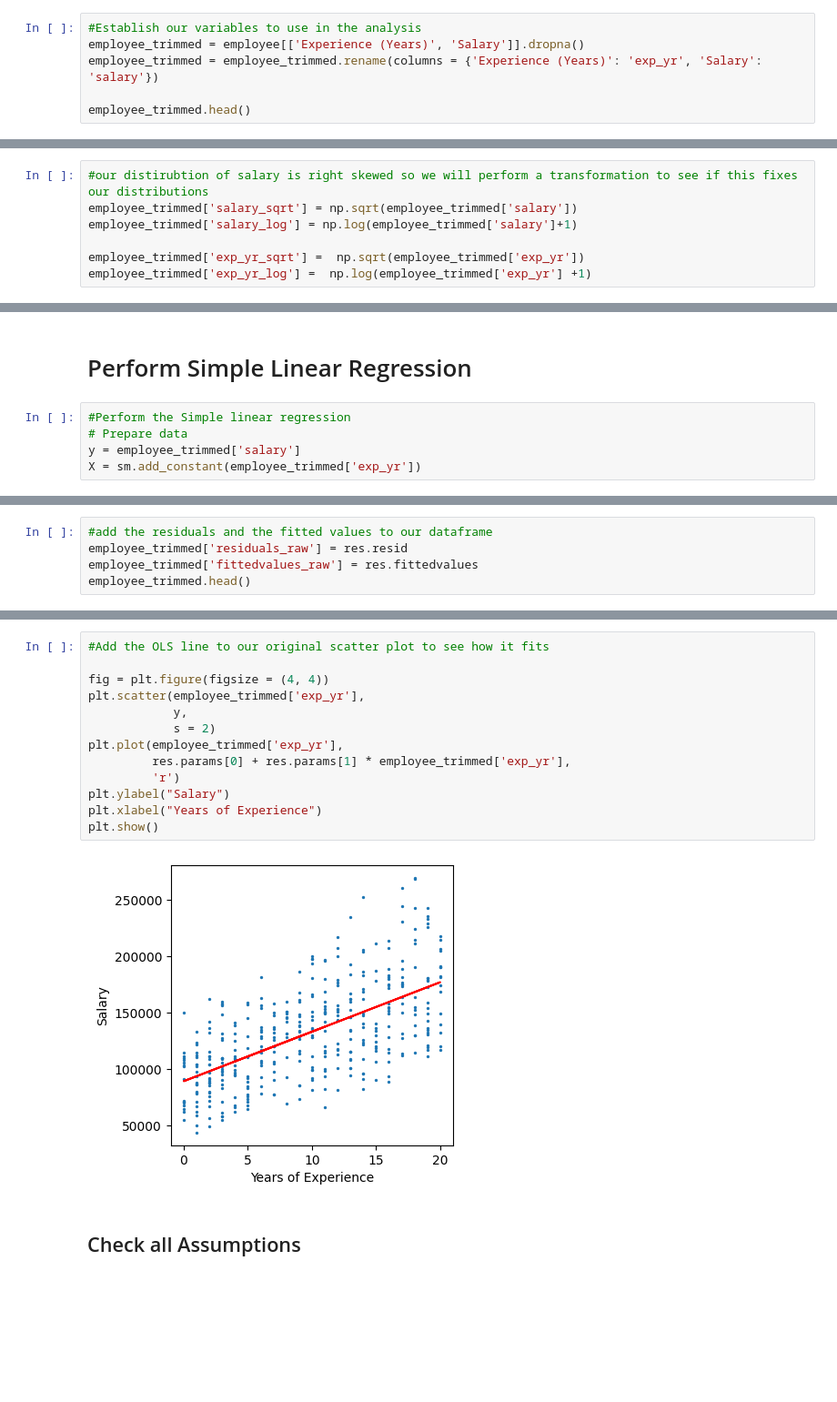
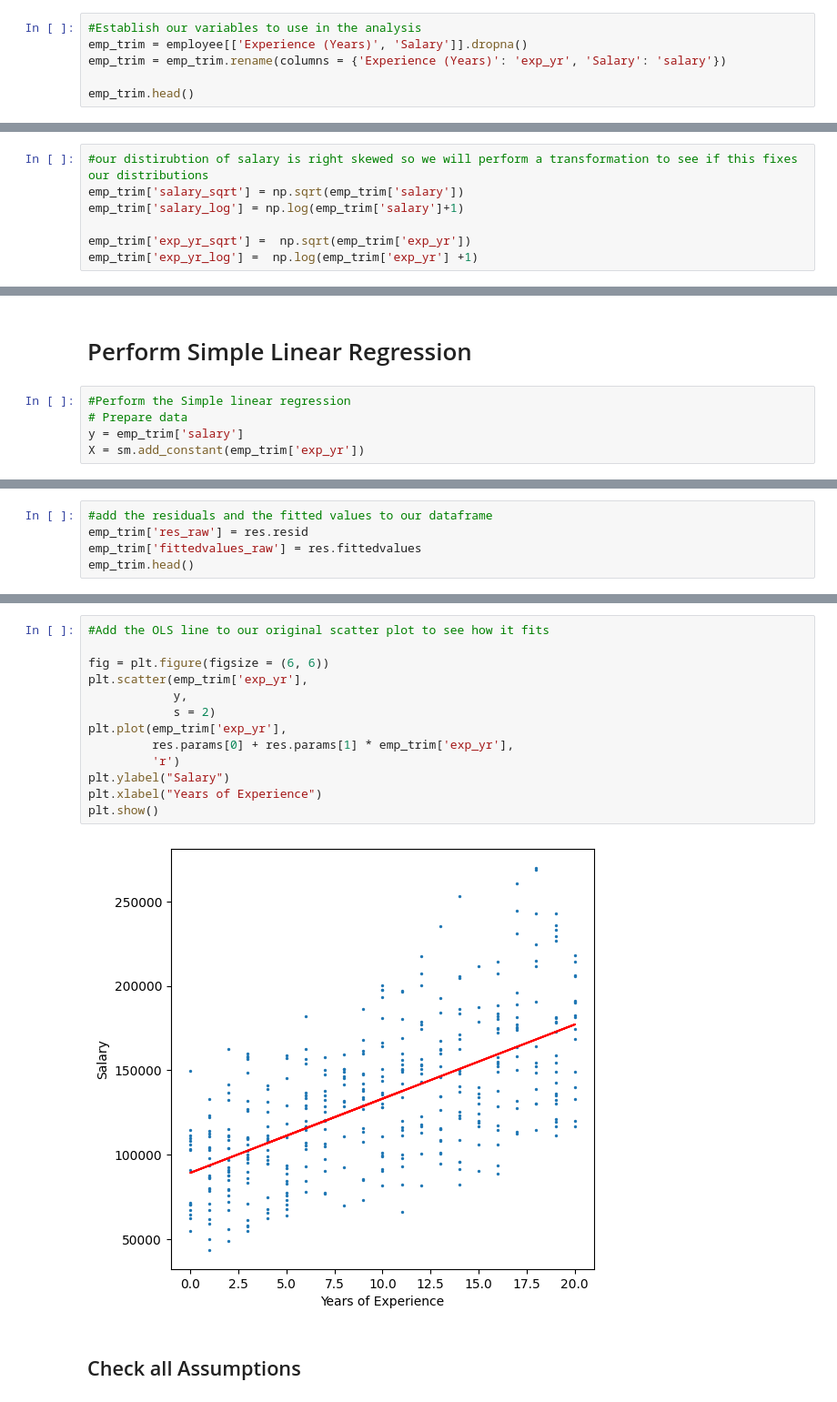
Before and after one commit to ksbuffaloe/Data-5600, a Jupyter notebook: 01_project/SCRIPTS/tech_employee_salary.ipynb, the cells around one changed output, grey strips where cells are left out. Shown at 91% size. Cells and saved outputs as stored; diff of their text form; blank space fills up the shorter version.

```diff
--- a/01_project/SCRIPTS/tech_employee_salary.ipynb
+++ b/01_project/SCRIPTS/tech_employee_salary.ipynb
@@ -38,10 +38,10 @@ employee.head()
 | 4 | 5 | F | 13 | Systems Administrator | 152397 |
 # %%
 #Establish our variables to use in the analysis
-employee_trimmed = employee[['Experience (Years)', 'Salary']].dropna()
-employee_trimmed = employee_trimmed.rename(columns = {'Experience (Years)': 'exp_yr', 'Salary': 'salary'})
+emp_trim = employee[['Experience (Years)', 'Salary']].dropna()
+emp_trim = emp_trim.rename(columns = {'Experience (Years)': 'exp_yr', 'Salary': 'salary'})
 
-employee_trimmed.head()
+emp_trim.head()
 # %% [output]
 |  | exp_yr | salary |
 | 0 | 4 | 109976 |
@@ -89,9 +89,9 @@ array([[<Axes: title={'center': 'exp_yr'}>,
 [figure]
 # %%
 #our distirubtion of salary is right skewed so we will perform a transformation to see if this fixes our distributions
-employee_trimmed['salary_sqrt'] = np.sqrt(employee_trimmed['salary'])
-employee_trimmed['salary_log'] = np.log(employee_trimmed['salary']+1)
+emp_trim['salary_sqrt'] = np.sqrt(emp_trim['salary'])
+emp_trim['salary_log'] = np.log(emp_trim['salary']+1)
 
-employee_trimmed['exp_yr_sqrt'] =  np.sqrt(employee_trimmed['exp_yr'])
-employee_trimmed['exp_yr_log'] =  np.log(employee_trimmed['exp_yr'] +1)
+emp_trim['exp_yr_sqrt'] =  np.sqrt(emp_trim['exp_yr'])
+emp_trim['exp_yr_log'] =  np.log(emp_trim['exp_yr'] +1)
 # %%
@@ -135,8 +135,8 @@ plt.show()
 # %%
 #Perform the Simple linear regression
 # Prepare data
-y = employee_trimmed['salary']
-X = sm.add_constant(employee_trimmed['exp_yr'])
+y = emp_trim['salary']
+X = sm.add_constant(emp_trim['exp_yr'])
 # %%
 # Fit simple linear regression model using ordinary least squares
 mod = sm.OLS(y, X)
@@ -163,6 +165,6 @@ Notes:
 # %%
 #add the residuals and the fitted values to our dataframe
-employee_trimmed['residuals_raw'] = res.resid
-employee_trimmed['fittedvalues_raw'] = res.fittedvalues
-employee_trimmed.head()
+emp_trim['res_raw'] = res.resid
+emp_trim['fittedvalues_raw'] = res.fittedvalues
+emp_trim.head()
 # %% [output]
@@ -175,18 +177,18 @@ employee_trimmed.head()
 # %%
 #Add the OLS line to our original scatter plot to see how it fits
 
-fig = plt.figure(figsize = (4, 4))
-plt.scatter(employee_trimmed['exp_yr'],
+fig = plt.figure(figsize = (6, 6))
+plt.scatter(emp_trim['exp_yr'],
             y,
             s = 2)
-plt.plot(employee_trimmed['exp_yr'],
-         res.params[0] + res.params[1] * employee_trimmed['exp_yr'],
+plt.plot(emp_trim['exp_yr'],
+         res.params[0] + res.params[1] * emp_trim['exp_yr'],
          'r')
 plt.ylabel("Salary")
 plt.xlabel("Years of Experience")
 plt.show()
 # %% [output]
-[figure, old version]
+[figure, new version]
 # %% [markdown]
 ## Check all Assumptions
 # %% [markdown]
```
Also changed, not shown: parts of 56 cells of this notebook.
